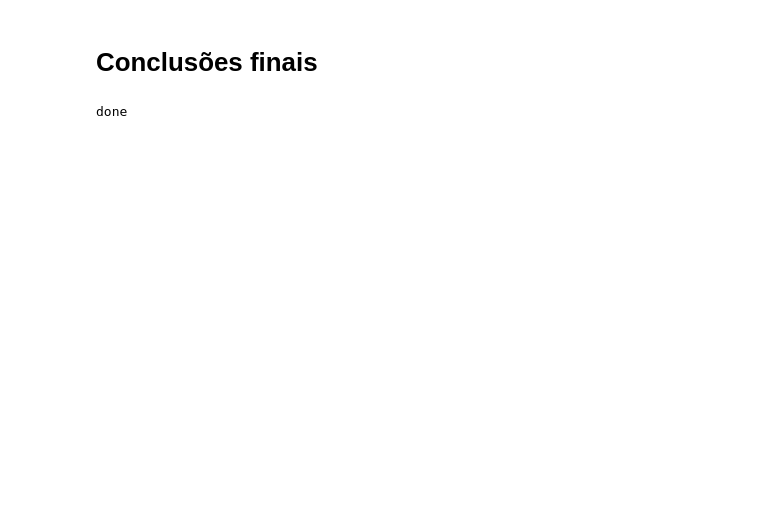
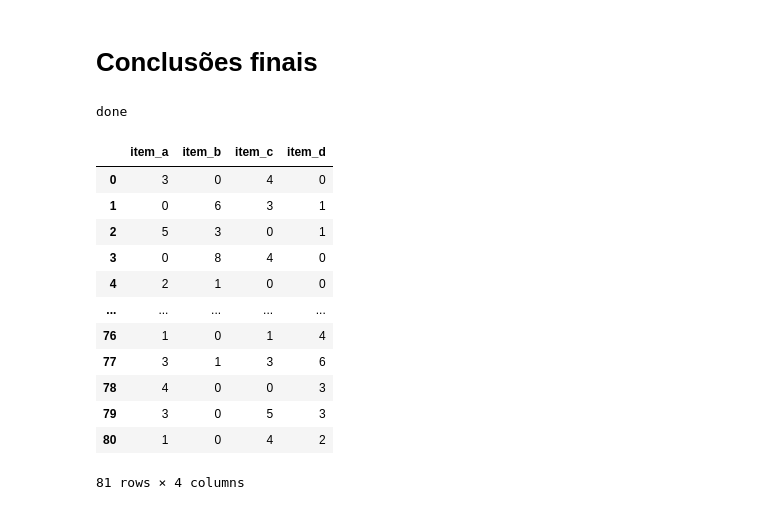
Before and after one commit to Eduardo-95-DS/case_mr_health, a Jupyter notebook: notebooks/previsao_demanda.ipynb, the cells around one changed output. Cells and saved outputs as stored; diff of their text form; code cells hidden in the pictures; blank space fills up the shorter version.

```diff
--- a/notebooks/previsao_demanda.ipynb
+++ b/notebooks/previsao_demanda.ipynb
@@ -1595,3 +1676,19 @@ Time series - MAE Item d: 2.3024665096568837
 print('done')
 # %% [output]
 done
+# %%
+y
+# %% [output]
+|  | item_a | item_b | item_c | item_d |
+| 0 | 3 | 0 | 4 | 0 |
+| 1 | 0 | 6 | 3 | 1 |
+| 2 | 5 | 3 | 0 | 1 |
+| 3 | 0 | 8 | 4 | 0 |
+| 4 | 2 | 1 | 0 | 0 |
+| ... | ... | ... | ... | ... |
+| 76 | 1 | 0 | 1 | 4 |
+| 77 | 3 | 1 | 3 | 6 |
+| 78 | 4 | 0 | 0 | 3 |
+| 79 | 3 | 0 | 5 | 3 |
+| 80 | 1 | 0 | 4 | 2 |
+81 rows × 4 columns
```
Also changed, not shown: parts of 10 cells of this notebook.
